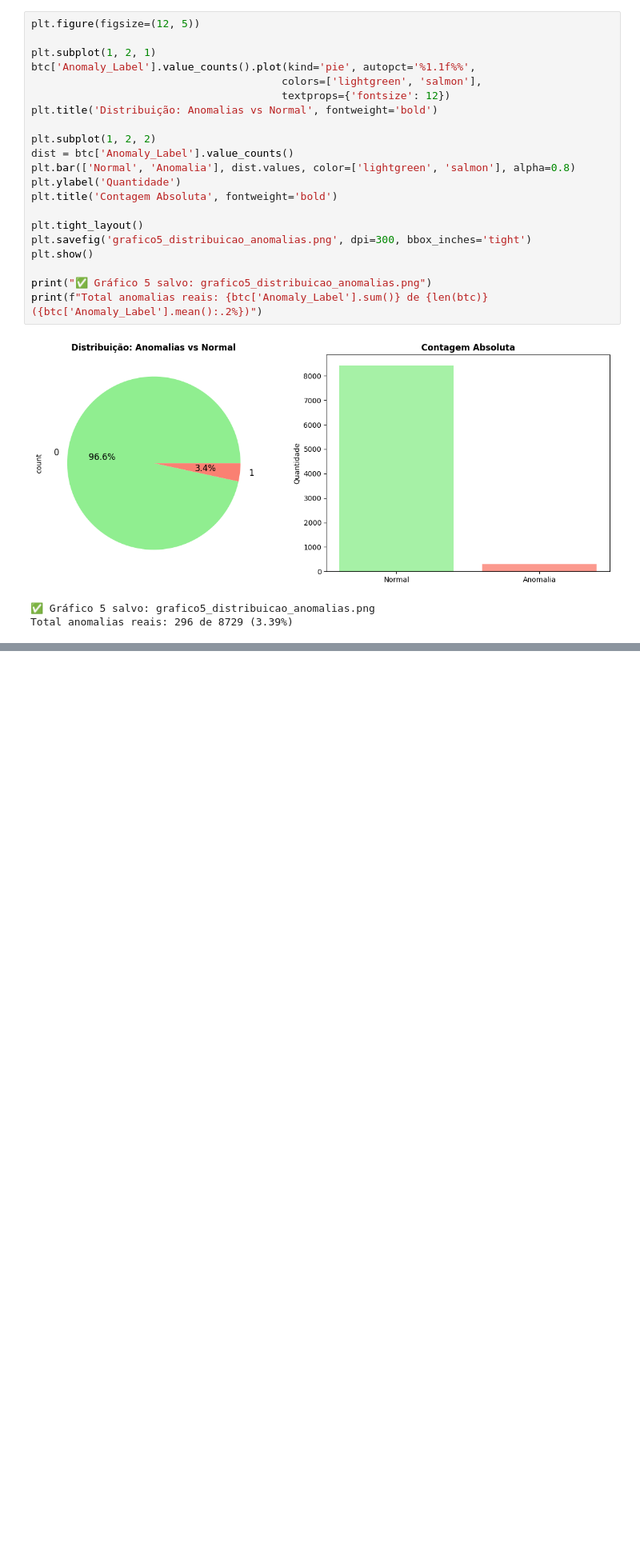
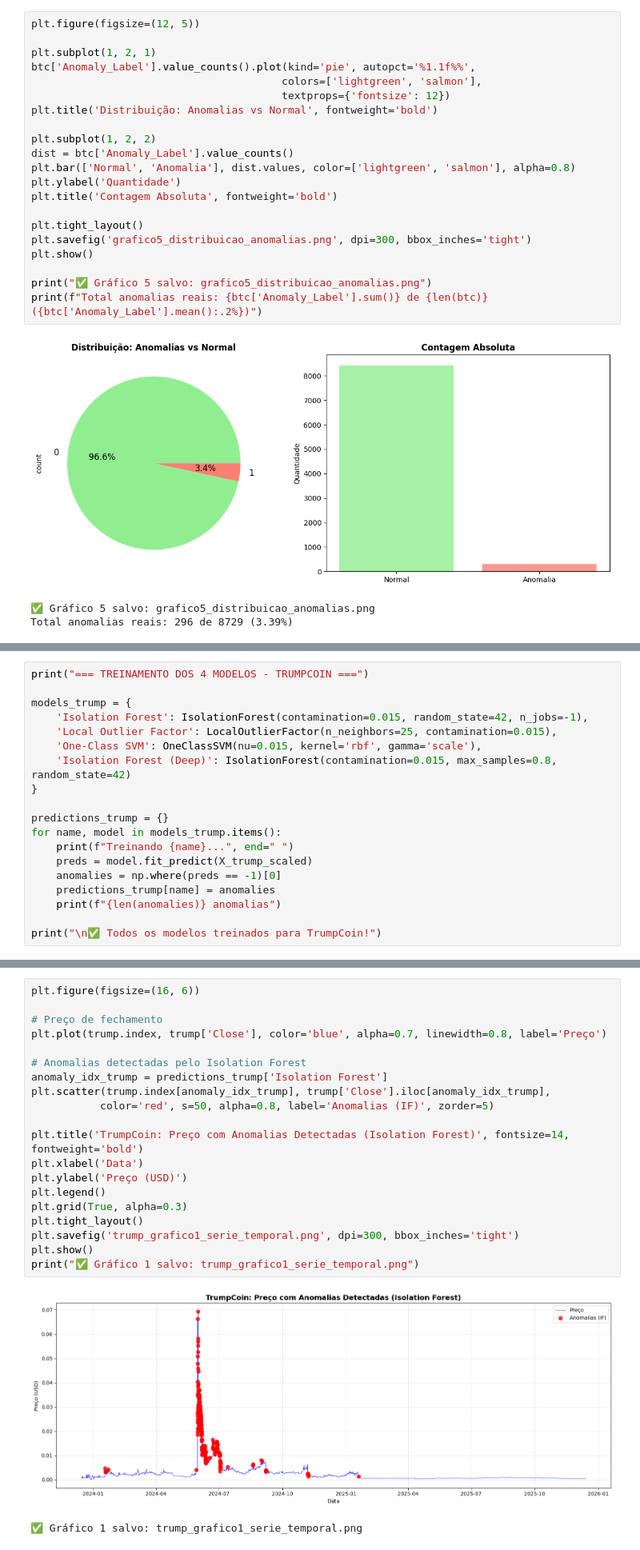
Before and after one commit to MartinianoGomes/bitcoin-and-trumpcoin_anomaly-detection_final-project_ia, a Jupyter notebook: bitcoin_trumpcoin_anomaly_detection.ipynb, the cells around one changed output, grey strips where cells are left out. Shown: that part at 80% size. Saved outputs shown, nothing was run; the diff lists cells and outputs as text; blank space fills up the shorter version.

```diff
--- a/bitcoin_trumpcoin_anomaly_detection.ipynb
+++ b/bitcoin_trumpcoin_anomaly_detection.ipynb
@@ -885,0 +901,19 @@ Os resultados da avaliação dos modelos de detecção de anomalias são apresen
+# %%
+print("=== TREINAMENTO DOS 4 MODELOS - TRUMPCOIN ===")
+
+models_trump = {
+    'Isolation Forest': IsolationForest(contamination=0.015, random_state=42, n_jobs=-1),
+    'Local Outlier Factor': LocalOutlierFactor(n_neighbors=25, contamination=0.015),
+    'One-Class SVM': OneClassSVM(nu=0.015, kernel='rbf', gamma='scale'),
+    'Isolation Forest (Deep)': IsolationForest(contamination=0.015, max_samples=0.8, random_state=42)
+}
+
+predictions_trump = {}
+for name, model in models_trump.items():
+    print(f"Treinando {name}...", end=" ")
+    preds = model.fit_predict(X_trump_scaled)
+    anomalies = np.where(preds == -1)[0]
+    predictions_trump[name] = anomalies
+    print(f"{len(anomalies)} anomalias")
+
+print("\n✅ Todos os modelos treinados para TrumpCoin!")
@@ -885,0 +934,23 @@ Os resultados da avaliação dos modelos de detecção de anomalias são apresen
+# %%
+plt.figure(figsize=(16, 6))
+
+# Preço de fechamento
+plt.plot(trump.index, trump['Close'], color='blue', alpha=0.7, linewidth=0.8, label='Preço')
+
+# Anomalias detectadas pelo Isolation Forest
+anomaly_idx_trump = predictions_trump['Isolation Forest']
+plt.scatter(trump.index[anomaly_idx_trump], trump['Close'].iloc[anomaly_idx_trump],
+           color='red', s=50, alpha=0.8, label='Anomalias (IF)', zorder=5)
+
+plt.title('TrumpCoin: Preço com Anomalias Detectadas (Isolation Forest)', fontsize=14, fontweight='bold')
+plt.xlabel('Data')
+plt.ylabel('Preço (USD)')
+plt.legend()
+plt.grid(True, alpha=0.3)
+plt.tight_layout()
+plt.savefig('trump_grafico1_serie_temporal.png', dpi=300, bbox_inches='tight')
+plt.show()
+print("✅ Gráfico 1 salvo: trump_grafico1_serie_temporal.png")
+# %% [output]
+[figure, added]
+✅ Gráfico 1 salvo: trump_grafico1_serie_temporal.png
```
Also changed, not shown: parts of 56 cells of this notebook.
